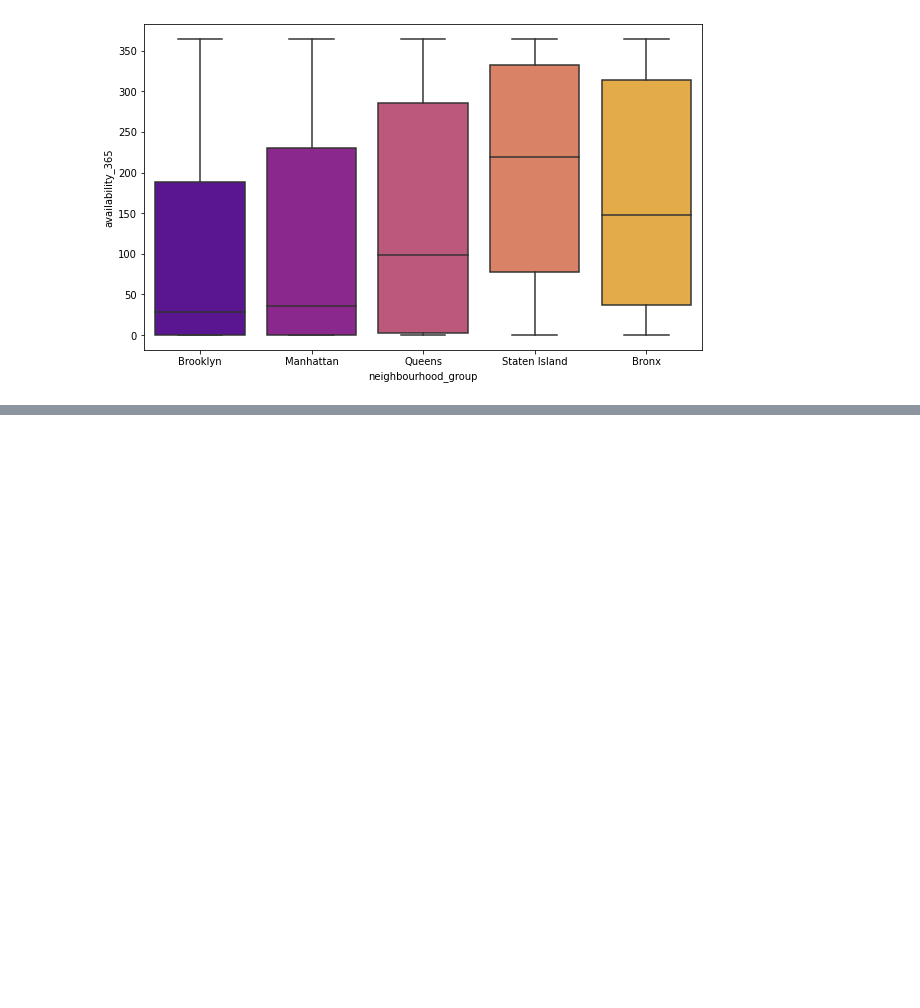
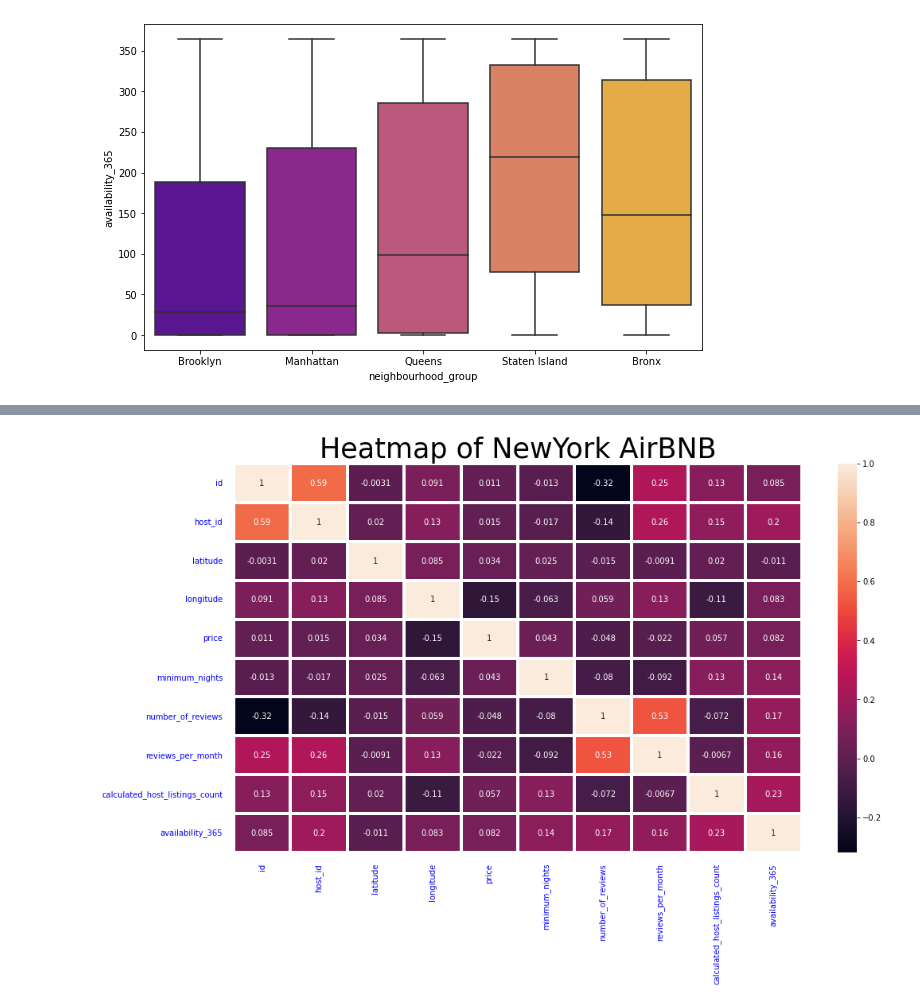
Before and after one commit to Roshani9989/airbnb-data-analysis, a Jupyter notebook: Roshani_Airbnb.ipynb, the cells around one changed output, grey strips where cells are left out. Cells and saved outputs as stored; diff of their text form; code cells hidden in the pictures; blank space fills up the shorter version.

```diff
--- a/Roshani_Airbnb.ipynb
+++ b/Roshani_Airbnb.ipynb
@@ -286,0 +285,10 @@ plt.show()
+# %%
+# Finding the corelation between diffrent numric features in dataset
+df.corr()
+plt.figure(figsize=(16,9))
+ax = sns.heatmap(df.corr(), annot = True, linewidth = 3)
+ax.tick_params(size=10, color='w', labelsize = 10, labelcolor = 'B')
+plt.title("Heatmap of NewYork AirBNB", fontsize = 35)
+plt.show()
+# %% [output]
+[figure, added]
```
Also changed, not shown: parts of 2 cells of this notebook.
